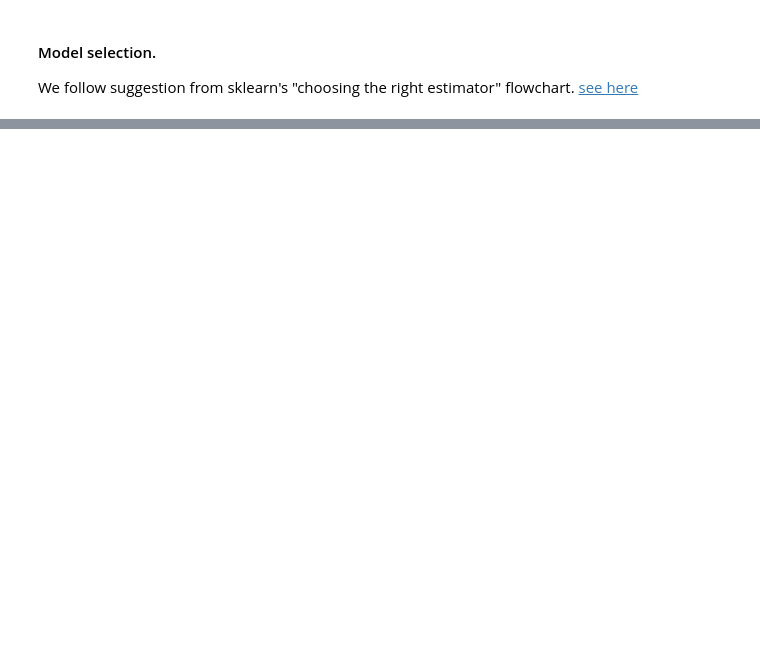
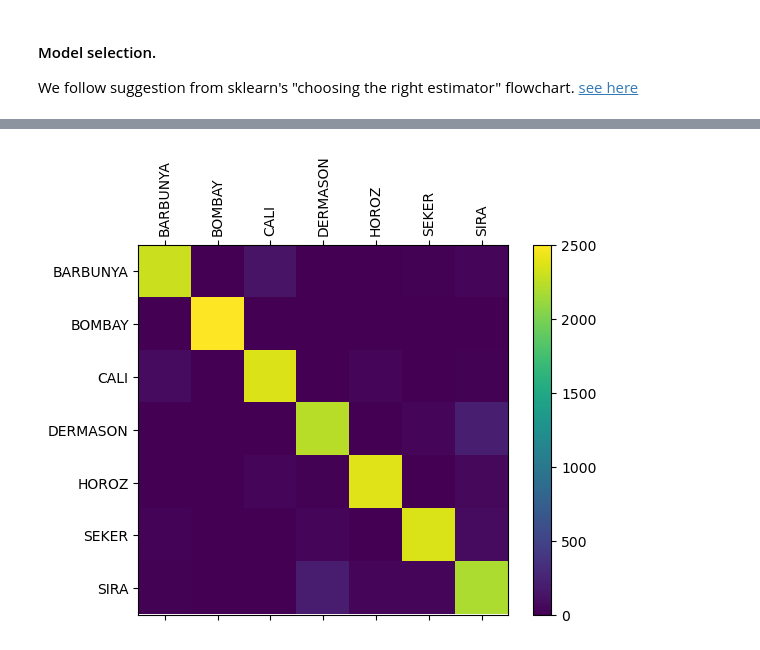
Before and after one commit to modelMaestroSolo/Dry_Beans_Classifier, a Jupyter notebook: classification_notebook.ipynb, the cells around one changed output, grey strips where cells are left out. Cells and saved outputs as stored; diff of their text form; code cells hidden in the pictures; blank space fills up the shorter version.

```diff
--- a/classification_notebook.ipynb
+++ b/classification_notebook.ipynb
@@ -184,0 +231,4 @@ import seaborn as sns
+# %%
+from sklearn.multiclass import OneVsOneClassifier,
+
+ovo_lin_svc = OneVsOneClassifier(LinearSVC(max_iter=10000))
@@ -184,0 +241,11 @@ import seaborn as sns
+# %%
+from sklearn.metrics import confusion_matrix
+y_hat_train = cross_val_predict(ovo_lin_svc,
+                                X_train_transformed,
+                                y_train_resampled, cv=5)
+  # little hard to see what's going on. let's visualize
+# %%
+from sklearn.utils.multiclass import unique_labels
+
+class_names = unique_labels(y_train_resampled, y_hat_train)
+class_names
@@ -184,0 +255,6 @@ import seaborn as sns
+# %%
+conf_mat = confusion_matrix(y_train_resampled,
+                            y_hat_train,
+                            labels=class_names) # Label the confusion matrix
+cm_df = pd.DataFrame(conf_mat, index=class_names, columns=class_names)
+cm_df
@@ -184,0 +270,21 @@ import seaborn as sns
+# %%
+fig, ax = plt.subplots()
+
+mat = ax.matshow(conf_mat)
+
+#set tick positions
+xticks_positions = np.arange(len(class_names))
+yticks_positions = np.arange(len(class_names))
+
+# set tick labels
+ax.set_xticks(xticks_positions)
+ax.set_yticks(yticks_positions)
+
+# set tick labels using fixedlocator and fixedformater
+ax.set_xticklabels(class_names, rotation=90)
+ax.set_yticklabels(class_names)
+
+plt.colorbar(mat)
+plt.show()
+# %% [output]
+[figure, added]
```
Also changed, not shown: parts of 35 cells of this notebook.
